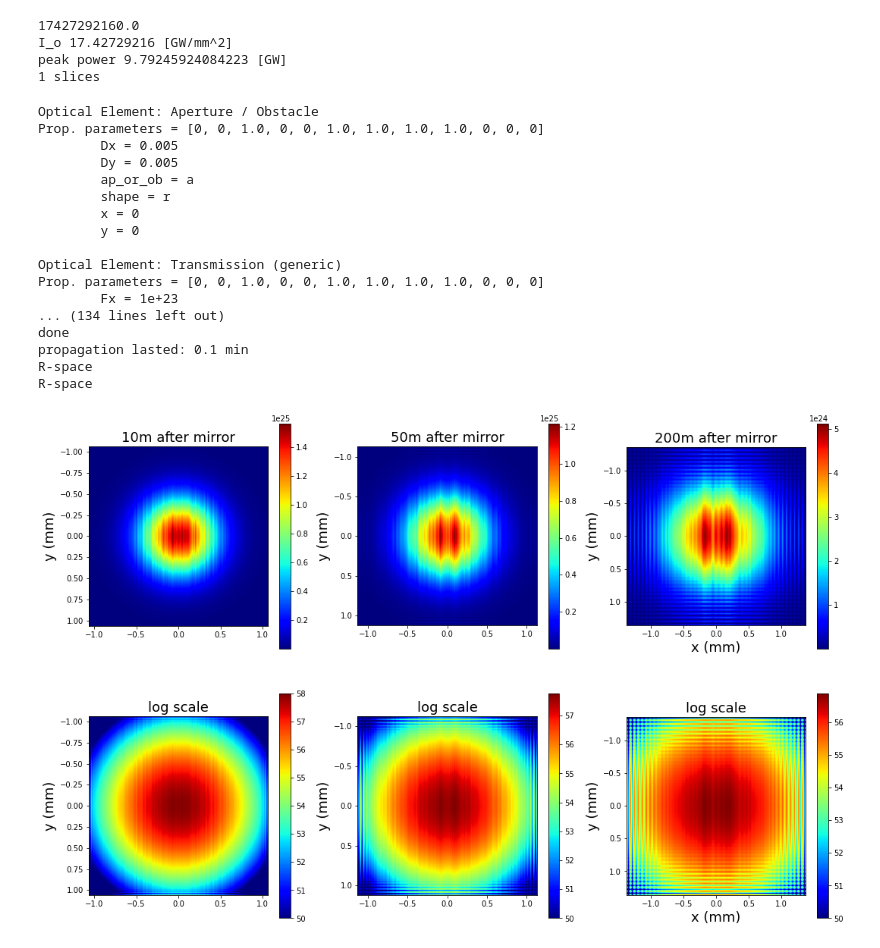
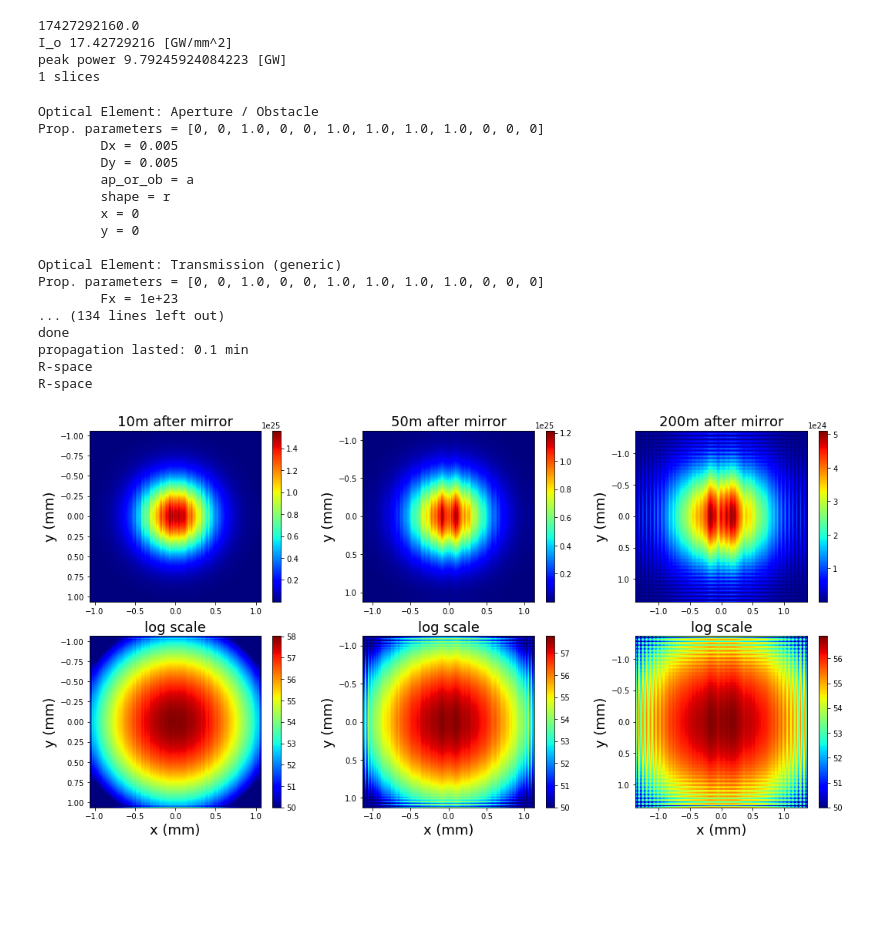
Before and after one commit to nanw0321/SRW_Mono, a Jupyter notebook: Demo_Flat_Mirror_Focusing.ipynb, the cells around one changed output. Drawn from its saved outputs; the diff is of its cells as text; code cells hidden in the pictures; blank space fills up the shorter version.

```diff
--- a/Demo_Flat_Mirror_Focusing.ipynb
+++ b/Demo_Flat_Mirror_Focusing.ipynb
@@ -235,7 +235,7 @@ Calc_OPD_and_AmpTr_Mirror(Mirror_Tr, Mirror_z, theta)
 OPD_show = np.array(Mirror_Tr.arTr)[1::2].reshape(ny,nx)
 AmpTr_show = np.array(Mirror_Tr.arTr)[0::2].reshape(ny,nx)
 
-plt.figure(figsize=(18,12))
+plt.figure(figsize=(18,9))
 for irun, z2 in enumerate([10,50,200]):
     ''' propagation '''
     z2 = z2                # propagation distance from mirror to aperture and lens
@@ -267,40 +267,37 @@ for irun, z2 in enumerate([10,50,200]):
               extent = [xmin*1e3, xmax*1e3, ymin*1e3, ymax*1e3])
     plt.colorbar()
     plt.title('{}m after mirror'.format(z2),fontsize=18)
-    if irun == 2:
-        plt.xlabel('x (mm)',fontsize=18)
     plt.ylabel('y (mm)',fontsize=18)
 
     plt.subplot(2,3,irun+4)
     plt.imshow(
         np.log(mwf_mirror.get_intensity(slice_number=0)),cmap='jet',clim=50,
         extent=[xmin*1e3, xmax*1e3, ymin*1e3, ymax*1e3])
     plt.colorbar()
     plt.title('log scale',fontsize=18)
-    if irun == 2:
-        plt.xlabel('x (mm)',fontsize=18)
+    plt.xlabel('x (mm)',fontsize=18)
     plt.ylabel('y (mm)',fontsize=18)
 
 plt.savefig(strDataFolderName+'/demo/demo_flat_mirror_dif_prop_dist.png',transparent=True)
 # %% [output]
 Optical Element: Aperture / Obstacle
 Prop. parameters = [0, 0, 1.0, 0, 0, 1.0, 1.0, 1.0, 1.0, 0, 0, 0]
         Dx = 0.005
         Dy = 0.005
         ap_or_ob = a
         shape = r
         x = 0
         y = 0
 
 Optical Element: Transmission (generic)
 Prop. parameters = [0, 0, 1.0, 0, 0, 1.0, 1.0, 1.0, 1.0, 0, 0, 0]
         Fx = 1e+23
 ... (134 lines left out)
 done
 propagation lasted: 0.1 min
 R-space
 R-space
-[figure, old version]
+[figure, new version]
 # %%
 %autoreload 2
 from Optics import *
```
Also changed, not shown: parts of 2 cells of this notebook, 9 other files.
